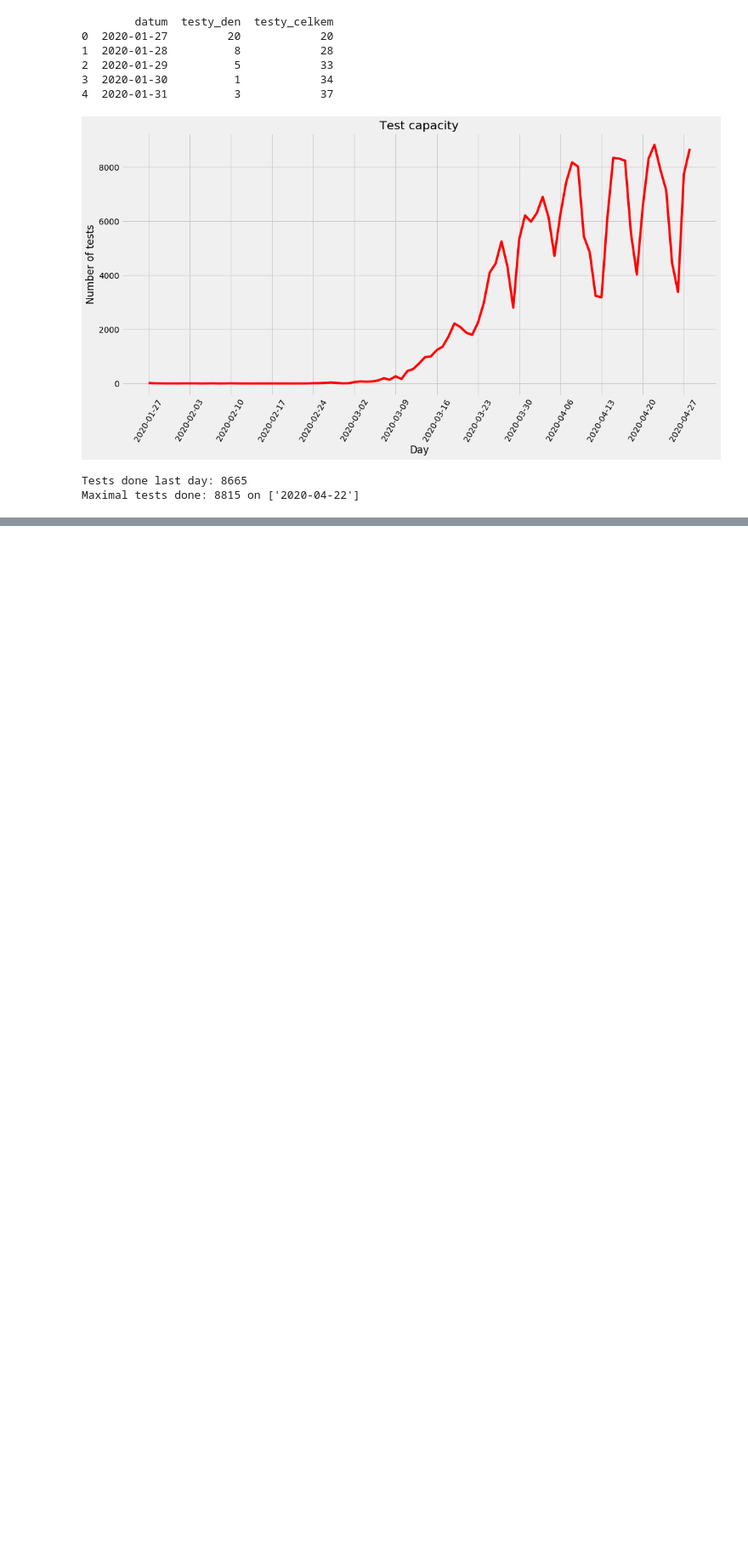
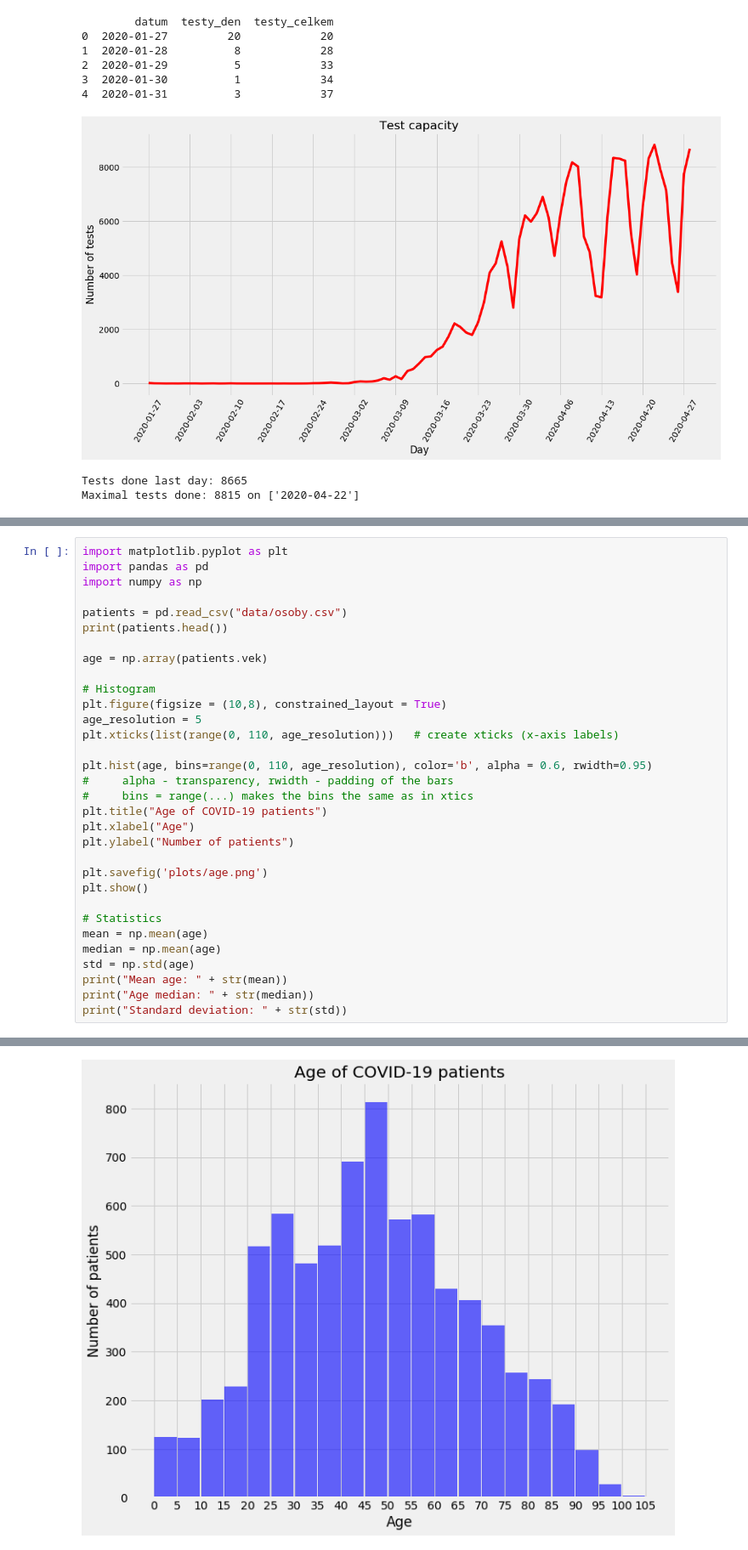
Before and after one commit to krystofh/Covid-Datascience, a Jupyter notebook: COVID_Cases_CZ.ipynb, the cells around one changed output, grey strips where cells are left out. Shown: that part at 85% size. Cells and saved outputs as stored; diff of their text form; blank space fills up the shorter version.

Commit message:
Added age graph

```diff
--- a/COVID_Cases_CZ.ipynb
+++ b/COVID_Cases_CZ.ipynb
@@ -202,0 +215,33 @@ Maximal tests done: 8815 on ['2020-04-22']
+# %%
+import matplotlib.pyplot as plt
+import pandas as pd
+import numpy as np
+
+patients = pd.read_csv("data/osoby.csv")
+print(patients.head())
+
+age = np.array(patients.vek)
+
+# Histogram
+plt.figure(figsize = (10,8), constrained_layout = True)
+age_resolution = 5
+plt.xticks(list(range(0, 110, age_resolution)))   # create xticks (x-axis labels)
+
+plt.hist(age, bins=range(0, 110, age_resolution), color='b', alpha = 0.6, rwidth=0.95)
+#     alpha - transparency, rwidth - padding of the bars
+#     bins = range(...) makes the bins the same as in xtics
+plt.title("Age of COVID-19 patients")
+plt.xlabel("Age")
+plt.ylabel("Number of patients")
+
+plt.savefig('plots/age.png')
+plt.show()
+
+# Statistics
+mean = np.mean(age)
+median = np.mean(age)
+std = np.std(age)
+print("Mean age: " + str(mean))
+print("Age median: " + str(median))
+print("Standard deviation: " + str(std))
+# %% [output]
@@ -202,0 +254 @@ Maximal tests done: 8815 on ['2020-04-22']
+[figure, added]
```
Also changed, not shown: parts of 5 cells of this notebook, 1 other file.
